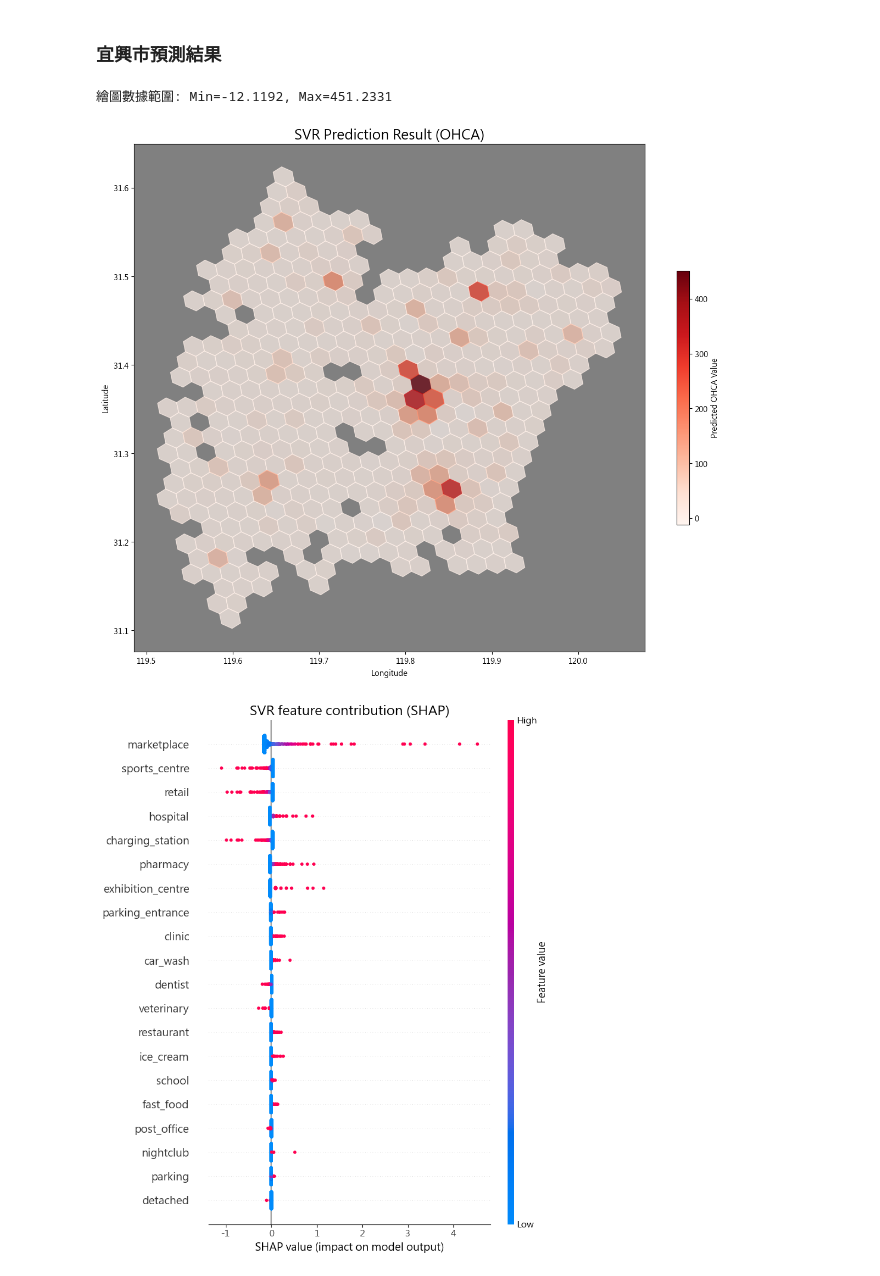
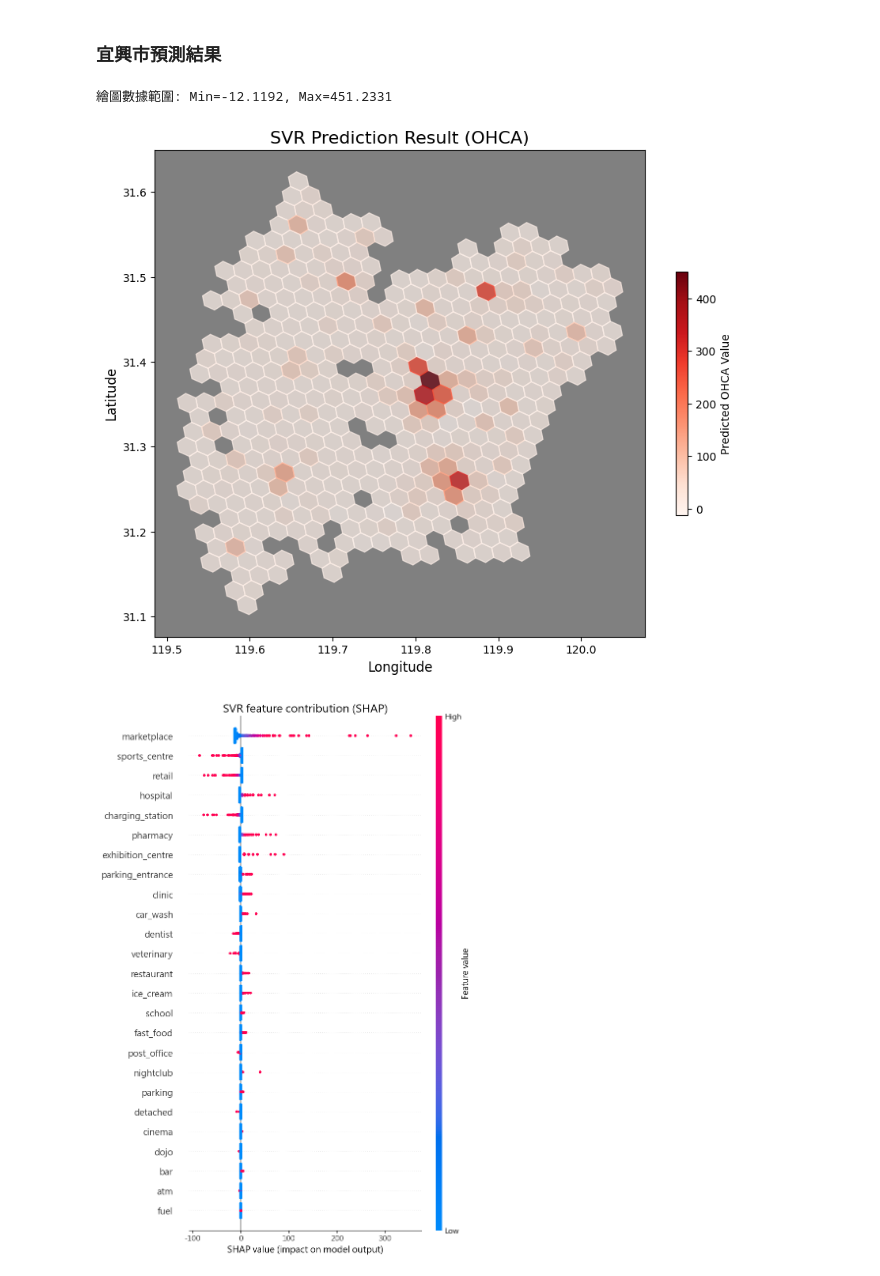
Before and after one commit to giraffeiscute/Yi-xing-city-OHCA-loctaion-prediction, a Jupyter notebook: SVR_yixing.ipynb, the cells around one changed output. Saved outputs shown, nothing was run; the diff lists cells and outputs as text; code cells hidden in the pictures.

```diff
--- a/SVR_yixing.ipynb
+++ b/SVR_yixing.ipynb
@@ -177,7 +177,7 @@ print(f"繪圖數據範圍: Min={vmin_val:.4f}, Max={vmax_val:.4f}")
 # ---------------------------------------------------------
 # Step 2: 開始繪圖
 # ---------------------------------------------------------
-fig, ax = plt.subplots(figsize=(15, 12))
+fig, ax = plt.subplots(figsize=(10, 8))
 
 # 建立顏色映射 (Normalize)
 color_norm = mcolors.Normalize(vmin=vmin_val, vmax=vmax_val)
@@ -206,9 +206,9 @@ cbar = fig.colorbar(sm, ax=ax, orientation='vertical', shrink=0.5)
 cbar.set_label('Predicted OHCA Value') # 設定 Colorbar 標籤
 
 # Step 5: 設定地圖細節
-ax.set_xlabel('Longitude')
-ax.set_ylabel('Latitude')
-ax.set_title('SVR Prediction Result (OHCA)' , fontsize=18) # 設定標題
+ax.set_xlabel('Longitude', fontsize=12)
+ax.set_ylabel('Latitude', fontsize=12)
+ax.set_title('SVR Prediction Result (OHCA)' , fontsize=16) # 設定標題
 ax.set_facecolor('grey') # 設定背景色，讓紅色更明顯
 
 # 自動調整顯示範圍以適應所有多邊形
@@ -221,38 +221,38 @@ plt.show()
 # fig.savefig('Prediction_Result_yixing.png', dpi=300)
 # %% [output]
 繪圖數據範圍: Min=-12.1192, Max=451.2331
-[figure, old version]
+[figure, new version]
 # %%
 import shap
 import matplotlib.pyplot as plt
 
 # --- 設定中文字型 (確保標籤顯示正常) ---
 plt.rcParams['font.sans-serif'] = ['Microsoft JhengHei']
 plt.rcParams['axes.unicode_minus'] = False
 
 # 使用 SHAP 解釋模型 (LinearExplainer 適用於 SVR)
 explainer = shap.LinearExplainer(svr, X_yixing_input)
 
 # 計算 SHAP 值
-shap_values_test = explainer.shap_values(X_yixing_input)
+shap_values_test = explainer.shap_values(X_yixing_input)*ohca_reguli_inverse
 
 feature_names = X_yixing.columns
 
 # --- 建立圖表並加入標題 ---
 plt.figure(figsize=(10, 8)) # 可以視需求調整圖表大小
 
 # 1. show=False: 暫停顯示，讓我們可以加標題
 shap.summary_plot(shap_values_test,
                   X_yixing_input,
                   feature_names=feature_names,
-                  max_display=20,
+                  max_display=25,
                   show=False)
 
 # 2. 加入標題 (依據您的變數名稱，我將標題改為 SVR)
 plt.title("SVR feature contribution (SHAP)", fontsize=16)
 
 # 3. 顯示圖表
 plt.tight_layout()
 plt.show()
 # %% [output]
-[figure, old version]
+[figure, new version]
```
Also changed, not shown: 3 other files.
